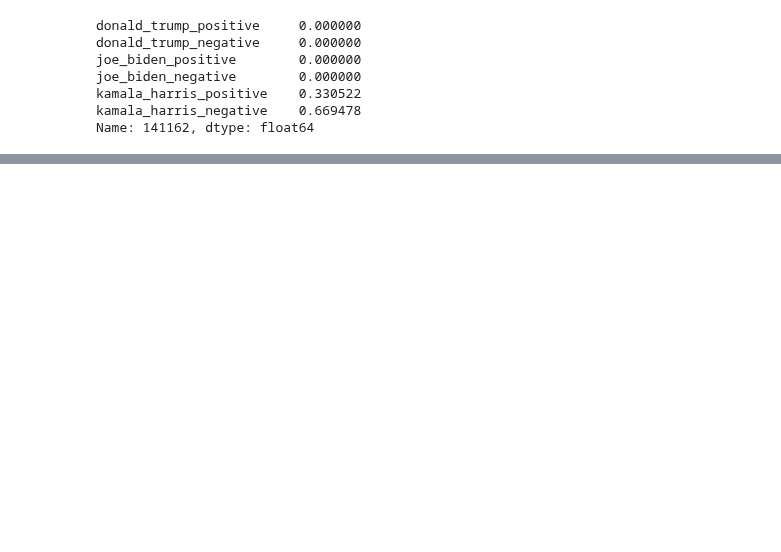
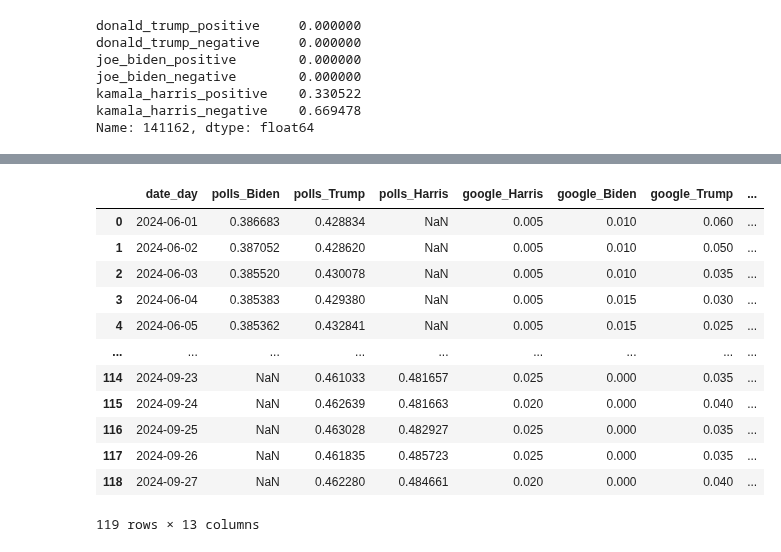
Before and after one commit to bnvulpe/votecore, a Jupyter notebook: scripts/dataset_creation.ipynb, the cells around one changed output, grey strips where cells are left out. Cells and saved outputs as stored; diff of their text form; code cells hidden in the pictures; blank space fills up the shorter version.

```diff
--- a/scripts/dataset_creation.ipynb
+++ b/scripts/dataset_creation.ipynb
@@ -504,0 +487,27 @@ sentiment_df.to_csv(os.path.join(output_dir, "sentiment.csv"), index=False)
+# %%
+df = pd.read_csv(os.path.join(output_dir, "final_dataset.csv"))
+sentiment = pd.read_csv(os.path.join(output_dir, "love_hate.csv"))
+# replace in sentiment for all candidates, the love and hate collumns with 0 values with Nan if both are 0
+
+for row in sentiment.iterrows():
+    if row[1]["donald_trump_love"] == 0 and row[1]["donald_trump_hate"] == 0:
+        sentiment.at[row[0], "donald_trump_love"] = np.nan
+        sentiment.at[row[0], "donald_trump_hate"] = np.nan
+
+    if row[1]["joe_biden_love"] == 0 and row[1]["joe_biden_hate"] == 0:
+        sentiment.at[row[0], "joe_biden_love"] = np.nan
+        sentiment.at[row[0], "joe_biden_hate"] = np.nan
+
+    if row[1]["kamala_harris_love"] == 0 and row[1]["kamala_harris_hate"] == 0:
+        sentiment.at[row[0], "kamala_harris_love"] = np.nan
+        sentiment.at[row[0], "kamala_harris_hate"] = np.nan
+
+
+
+df = df.join(sentiment)
+
+# group the sentiments by day, keeping the mean, and
+
+df['date_day'] = pd.to_datetime(df['date_day'])
+numeric_df = df.select_dtypes(include=[np.number])
+df = df[['date_day']].join(numeric_df).groupby("date_day").mean().reset_index()
@@ -504,0 +554,16 @@ sentiment_df.to_csv(os.path.join(output_dir, "sentiment.csv"), index=False)
+# %%
+df
+# %% [output]
+|  | date_day | polls_Biden | polls_Trump | polls_Harris | google_Harris | google_Biden | google_Trump | ... |
+| 0 | 2024-06-01 | 0.386683 | 0.428834 | NaN | 0.005 | 0.010 | 0.060 | ... |
+| 1 | 2024-06-02 | 0.387052 | 0.428620 | NaN | 0.005 | 0.010 | 0.050 | ... |
+| 2 | 2024-06-03 | 0.385520 | 0.430078 | NaN | 0.005 | 0.010 | 0.035 | ... |
+| 3 | 2024-06-04 | 0.385383 | 0.429380 | NaN | 0.005 | 0.015 | 0.030 | ... |
+| 4 | 2024-06-05 | 0.385362 | 0.432841 | NaN | 0.005 | 0.015 | 0.025 | ... |
+| ... | ... | ... | ... | ... | ... | ... | ... | ... |
+| 114 | 2024-09-23 | NaN | 0.461033 | 0.481657 | 0.025 | 0.000 | 0.035 | ... |
+| 115 | 2024-09-24 | NaN | 0.462639 | 0.481663 | 0.020 | 0.000 | 0.040 | ... |
+| 116 | 2024-09-25 | NaN | 0.463028 | 0.482927 | 0.025 | 0.000 | 0.035 | ... |
+| 117 | 2024-09-26 | NaN | 0.461835 | 0.485723 | 0.025 | 0.000 | 0.035 | ... |
+| 118 | 2024-09-27 | NaN | 0.462280 | 0.484661 | 0.020 | 0.000 | 0.040 | ... |
+119 rows × 13 columns
```
Also changed, not shown: parts of 9 cells of this notebook, 2 other files.
